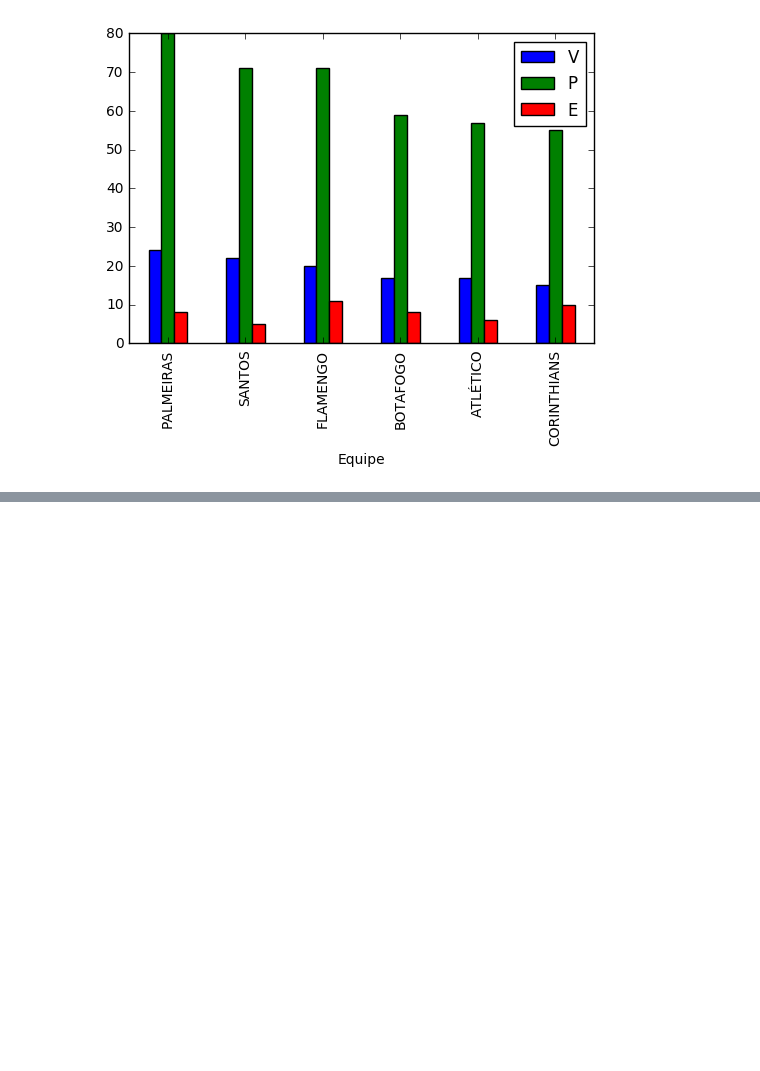
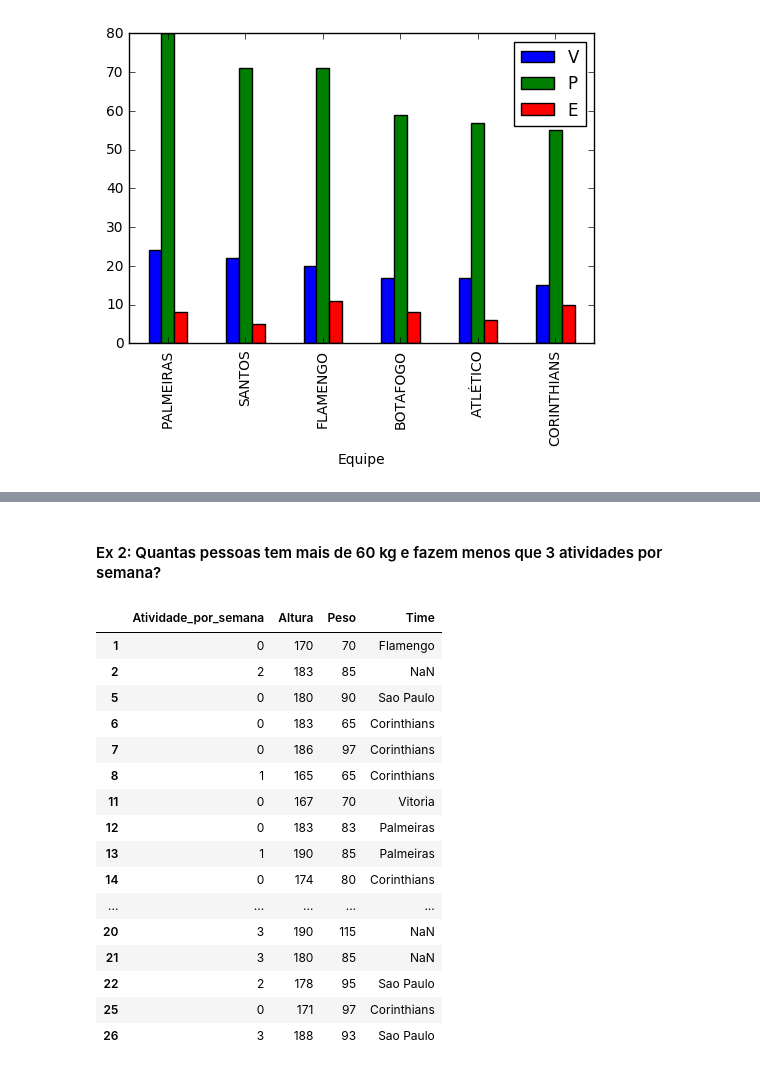
Before and after one commit to hitoshinagano/Locaweb_aulas, a Jupyter notebook: Aula 2017.ipynb, the cells around one changed output, grey strips where cells are left out. Drawn from its saved outputs; the diff is of its cells as text; code cells hidden in the pictures; blank space fills up the shorter version.

```diff
--- a/Aula 2017.ipynb
+++ b/Aula 2017.ipynb
@@ -1203,0 +1354,4 @@ df[['V', 'P', 'E']].plot(kind='bar')
+# %%
+df_2017 = pd.DataFrame(df_2017)
+# %%
+df_2017.columns = df.columns
@@ -1203,0 +1366,4 @@ df[['V', 'P', 'E']].plot(kind='bar')
+# %%
+df_tudo = pd.concat([df,df_2017], axis = 0)
+# %%
+df_tudo.reset_index(drop=True, inplace=True)
@@ -1203,0 +1397,22 @@ df[['V', 'P', 'E']].plot(kind='bar')
+# %% [markdown]
+#### Ex 2: Quantas pessoas tem mais de 60 kg e fazem menos que 3 atividades por semana?
+# %%
+df_tudo[(df_tudo.Atividade_por_semana <= 3) & (df_tudo.Peso > 60)]
+# %% [output]
+|  | Atividade_por_semana | Altura | Peso | Time |
+| 1 | 0 | 170 | 70 | Flamengo |
+| 2 | 2 | 183 | 85 | NaN |
+| 5 | 0 | 180 | 90 | Sao Paulo |
+| 6 | 0 | 183 | 65 | Corinthians |
+| 7 | 0 | 186 | 97 | Corinthians |
+| 8 | 1 | 165 | 65 | Corinthians |
+| 11 | 0 | 167 | 70 | Vitoria |
+| 12 | 0 | 183 | 83 | Palmeiras |
+| 13 | 1 | 190 | 85 | Palmeiras |
+| 14 | 0 | 174 | 80 | Corinthians |
+| ... | ... | ... | ... | ... |
+| 20 | 3 | 190 | 115 | NaN |
+| 21 | 3 | 180 | 85 | NaN |
+| 22 | 2 | 178 | 95 | Sao Paulo |
+| 25 | 0 | 171 | 97 | Corinthians |
+| 26 | 3 | 188 | 93 | Sao Paulo |
```
Also changed, not shown: parts of 45 cells of this notebook, 1 other file.
